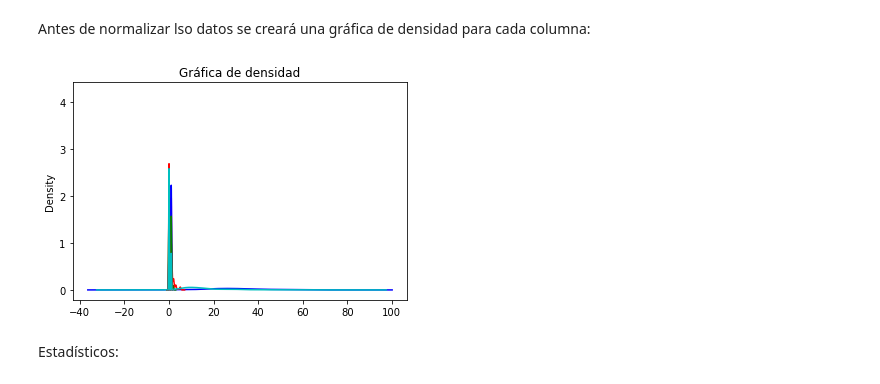
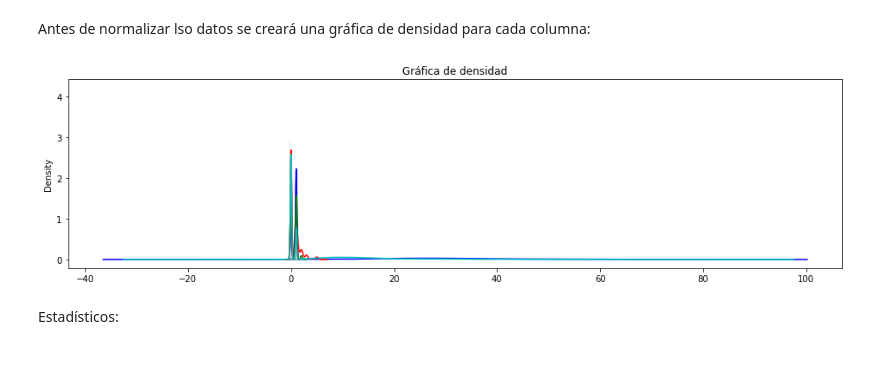
Before and after one commit to josedalvik/datascience_stlearning1_proyecto, a Jupyter notebook: Parte1-Entrenamiento.ipynb, the cells around one changed output. Cells and saved outputs as stored; diff of their text form; code cells hidden in the pictures.

```diff
--- a/Parte1-Entrenamiento.ipynb
+++ b/Parte1-Entrenamiento.ipynb
@@ -18,3 +27,5 @@ import matplotlib.pyplot as plt
+# %%
+plt.rcParams["figure.figsize"] = (16, 4)
 # %% [markdown]
 ## 1.2 Variables Globales
 # %%
@@ -373,13 +383,14 @@ Antes de normalizar lso datos se creará una gráfica de densidad para cada colu
 # %%
 colors = "bgrcmykwbgrcmy"
 index=0
 for col in AE_feature_engineering.columns:
-    AE_feature_engineering[col].plot.density(color=colors[index])
+    if(col!="passenger_survived"):
+        AE_feature_engineering[col].plot.density(color=colors[index])
     index+=1
 plt.title('Gráfica de densidad')
 plt.show()
 # %% [output]
-[figure, old version]
+[figure, new version]
 # %% [markdown]
 Estadísticos:
 # %%
```
Also changed, not shown: parts of 49 cells of this notebook, 1 other file.
